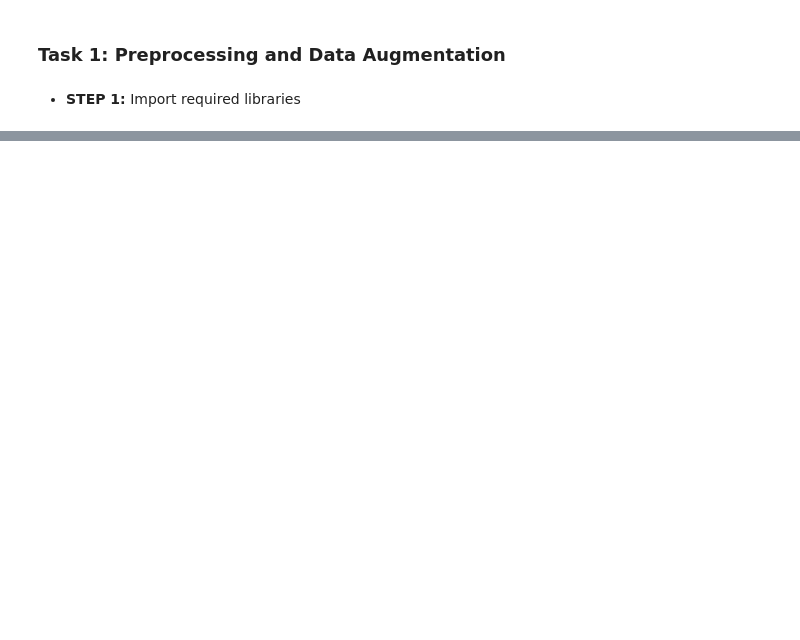
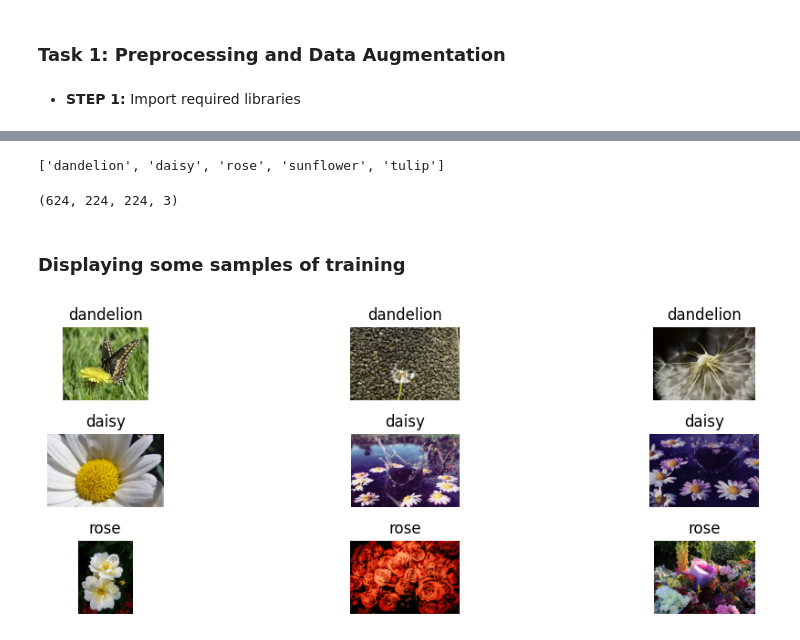
Before and after one commit to Rahafzsh/ComputerVisionTasks, a Jupyter notebook: Lab1/CVLab1.ipynb, the cells around one changed output, grey strips where cells are left out. Drawn from its saved outputs; the diff is of its cells as text; code cells hidden in the pictures; blank space fills up the shorter version.

```diff
--- a/Lab1/CVLab1.ipynb
+++ b/Lab1/CVLab1.ipynb
@@ -146,0 +38,3 @@ model.evaluate(test_dataset)
+# %%
+train_folder = '/content/drive/MyDrive/ComputerVisionTasks/Lab1/FlowersDataset/train'
+test_folder = '/content/drive/MyDrive/ComputerVisionTasks/Lab1/FlowersDataset/test'
@@ -146,0 +76,34 @@ model.evaluate(test_dataset)
+# %%
+X_train, y_train = load_train_data(train_folder)
+X_test, test_filenames = load_test_data(test_folder)
+# %% [output]
+['dandelion', 'daisy', 'rose', 'sunflower', 'tulip']
+# %%
+X_train.shape
+# %% [output]
+(624, 224, 224, 3)
+# %% [markdown]
+### Displaying some samples of training
+# %%
+def display_sample_images(folder_path, class_names, num_samples=3):
+    plt.figure(figsize=(10, 6))
+    for i, class_name in enumerate(class_names):
+        class_path = os.path.join(folder_path, class_name)
+        image_names = os.listdir(class_path)[:num_samples]
+        for j, image_name in enumerate(image_names):
+            image_path = os.path.join(class_path, image_name)
+            image = Image.open(image_path)
+            plt.subplot(len(class_names), num_samples, i * num_samples + j + 1)
+            plt.imshow(image)
+            plt.title(class_name)
+            plt.axis('off')
+    plt.tight_layout()
+    plt.show()
+# %%
+# Get class names
+train_class_names = os.listdir(train_folder)
+# %%
+# Display sample images
+display_sample_images(train_folder, train_class_names)
+# %% [output]
+[figure, added]
```
Also changed, not shown: parts of 34 cells of this notebook.
